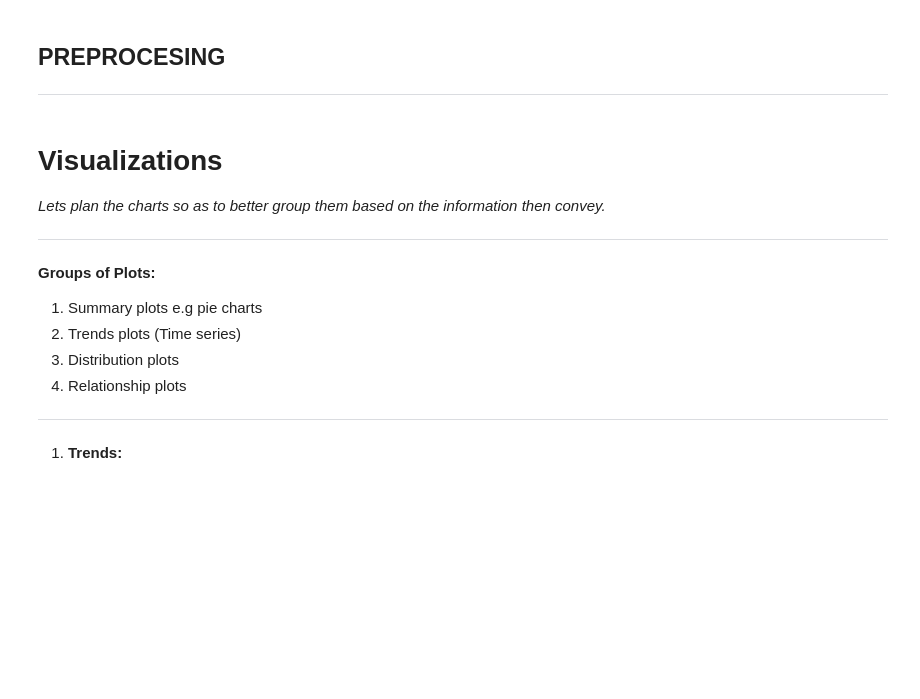
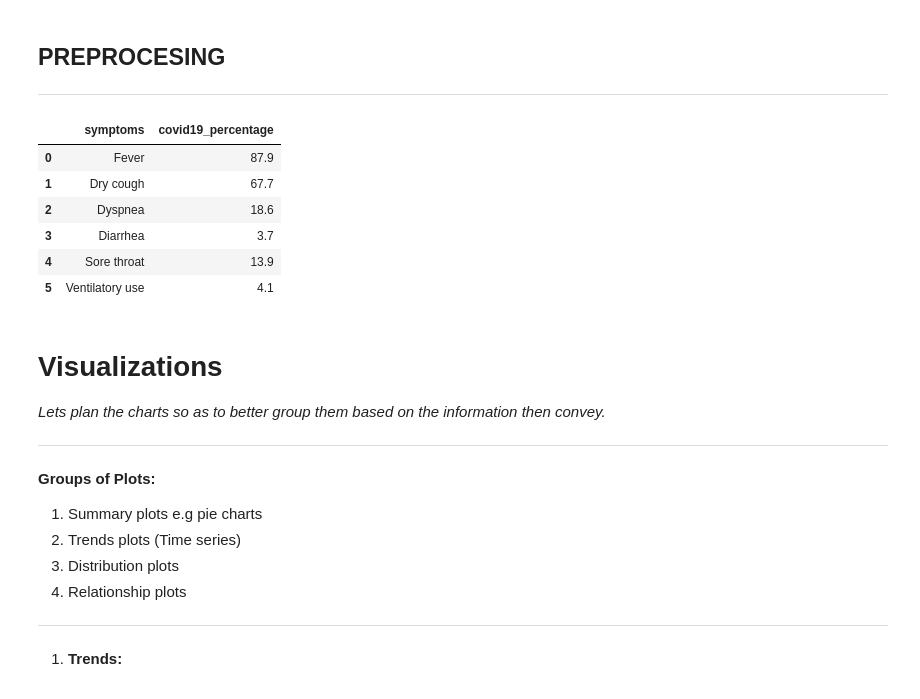
Before and after one commit to A2-insights/Covid19-Data-Insights, a Jupyter notebook: notebooks/A2_insights_Lab_Covid19_EDA_v01.ipynb, the cells around one changed output. Drawn from its saved outputs; the diff is of its cells as text; code cells hidden in the pictures; blank space fills up the shorter version.

```diff
--- a/notebooks/A2_insights_Lab_Covid19_EDA_v01.ipynb
+++ b/notebooks/A2_insights_Lab_Covid19_EDA_v01.ipynb
@@ -489,6 +489,15 @@ def preprocess_symptoms_df(df):
 ---
 # %%
 symptoms_df = preprocess_symptoms_df(symptoms_df)
+symptoms_df
+# %% [output]
+|  | symptoms | covid19_percentage |
+| 0 | Fever | 87.9 |
+| 1 | Dry cough | 67.7 |
+| 2 | Dyspnea | 18.6 |
+| 3 | Diarrhea | 3.7 |
+| 4 | Sore throat | 13.9 |
+| 5 | Ventilatory use | 4.1 |
 # %% [markdown]
 # **Visualizations**
 
```
